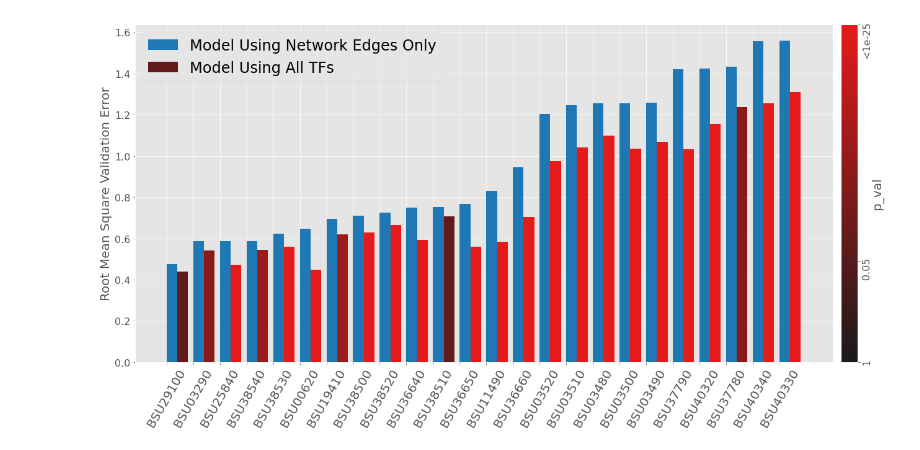
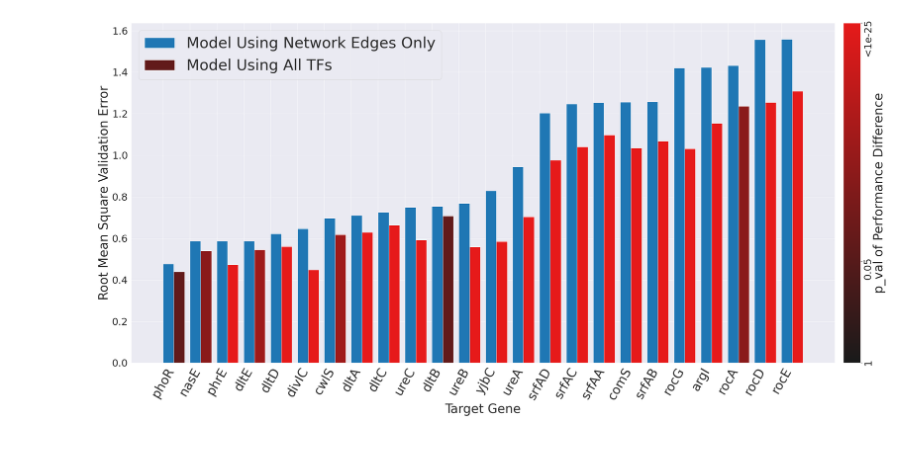
Before and after one commit to IcyFermion/feature_synergy, a Jupyter notebook: subtilis_exp.ipynb, the cells around one changed output. Drawn from its saved outputs; the diff is of its cells as text; code cells hidden in the pictures.

```diff
--- a/subtilis_exp.ipynb
+++ b/subtilis_exp.ipynb
@@ -54,7 +55,9 @@ target_set = (set(multi_tf_targets).difference(set(tf_names)))
 score_diff_list = []
 pval_list = []
 regr_score_list = []
+regr_score_std_list = []
 regr_network_score_list = []
+regr_network_score_std_list = []
 for target in tqdm(target_set):
     network = network_df.loc[target]
     network_tf = network[network>0].index
@@ -81,6 +84,8 @@ for target in tqdm(target_set):
         regr_network_error_all = np.concatenate([regr_network_error_all, regr_network_error])
     regr_score_list.append(np.sqrt(np.mean(regr_error_all)))
     regr_network_score_list.append(np.sqrt(np.mean(regr_network_error_all)))
+    regr_score_std_list.append(np.sqrt(np.std(regr_error_all)))
+    regr_network_score_std_list.append(np.sqrt(np.std(regr_network_error_all)))
     score_diff_list.append(np.sqrt(np.mean(regr_network_error_all)) - np.sqrt(np.mean(regr_error_all)))
     t_stats, pval = ttest_rel(regr_error_all, regr_network_error_all)
     pval_list.append(pval)
@@ -140,7 +145,7 @@ for target in target_set:
             additive_effects = 0
             for gene in perturbation_genes:
                 perturbation_input[gene] += input_std[gene] * perturbation_factor
-                additive_effects += single_effect_dict[gene]
+                additive_effects += np.abs(single_effect_dict[gene])
             perturbation_prediction = regr_network.predict(np.array(perturbation_input).reshape(1,-1))[0]
             perturbation_measure = (perturbation_prediction - base_prediction)/y_std
             perturbation_result_list.append(perturbation_measure)
@@ -165,41 +170,43 @@ for target in target_set:
     measure_diff_df['mean_measure_diff'] = measure_diff_list
     measure_diff_df['measure_relative_diff_list'] = measure_relative_diff_list
     measure_diff_df['pval'] = pval_list
-    measure_diff_df.sort_values(by='measure_relative_diff_list', ascending=False).to_csv('./output/bsubtilis/'+target+'_tf_synergy_measure.csv')
+    measure_diff_df.sort_values(by='measure_relative_diff_list', ascending=False).to_csv('./output/bsubtilis/'+target+'_tf_synergy_measure_abs.csv')
 # %%
 import matplotlib.colors
 from matplotlib.cm import ScalarMappable
 
 norm=plt.Normalize(0, 10)
 my_cmap = matplotlib.colors.LinearSegmentedColormap.from_list("", [(0.1, 0.1, 0.1), (0.9, 0.1, 0.1)])
 # my_cmap = plt.cm.get_cmap('GnBu')
 sm = ScalarMappable(cmap=my_cmap, norm=norm)
 sm.set_array([])
 colors = my_cmap([np.abs(np.log(pval))/10 for pval in model_comp_df['score_diff_pval']])
 
 
 fig, ax = plt.subplots()
-fig.set_size_inches(24,10)
+fig.set_size_inches(48,20)
 
 
 bar_width = 0.4
 ax.bar(range(len(model_comp_df)), model_comp_df['network_model_score'], bar_width, align='edge', color='tab:blue',  label='Model Using Network Edges Only')
 plt.bar(np.array(range(len(model_comp_df)))+bar_width, model_comp_df['all_model_score'], bar_width, align='edge',
        color=colors, label='Model Using All TFs')
 
 cbar = plt.colorbar(sm, pad=0.01)
-cbar.set_label('p_val', rotation=90,labelpad=0, fontsize=20)
-cbar.ax.tick_params(rotation=90, labelsize=16)
+cbar.set_label('p_val of Performance Difference', rotation=90, labelpad=0, fontsize=40)
+cbar.ax.tick_params(rotation=90, labelsize=32)
 cbar.set_ticks([0,-np.log(0.05),10])
 cbar.set_ticklabels([1,0.05,'<1e-25'])
 
-plt.xticks(range(len(model_comp_df)), labels=model_comp_df.index.values, rotation=60, fontsize=20)
-plt.yticks(fontsize=16)
+plt.xticks(range(len(model_comp_df)), labels=subtilis_gene_meta_df.loc[model_comp_df.index.values].Locus, rotation=60, fontsize=40)
+plt.yticks(fontsize=32)
 
 
-plt.legend(fontsize=24)
-plt.ylabel('Root Mean Square Validation Error', fontsize=20)
+plt.legend(fontsize=48)
+plt.ylabel('Root Mean Square Validation Error', fontsize=40)
+plt.xlabel('Target Gene', fontsize=40)
+
 
 plt.show()
 # %% [output]
-[figure, old version]
+[figure, new version]
```
Also changed, not shown: parts of 14 cells of this notebook, 3 other files.
